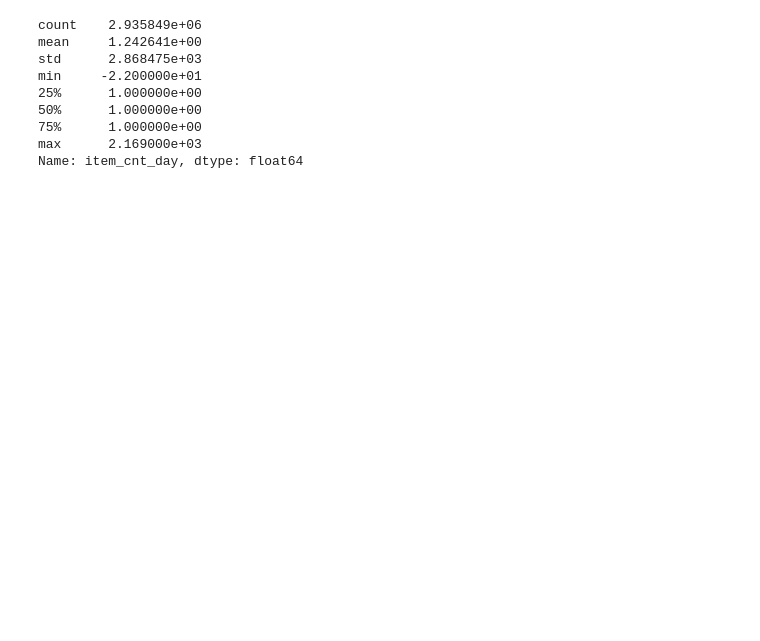
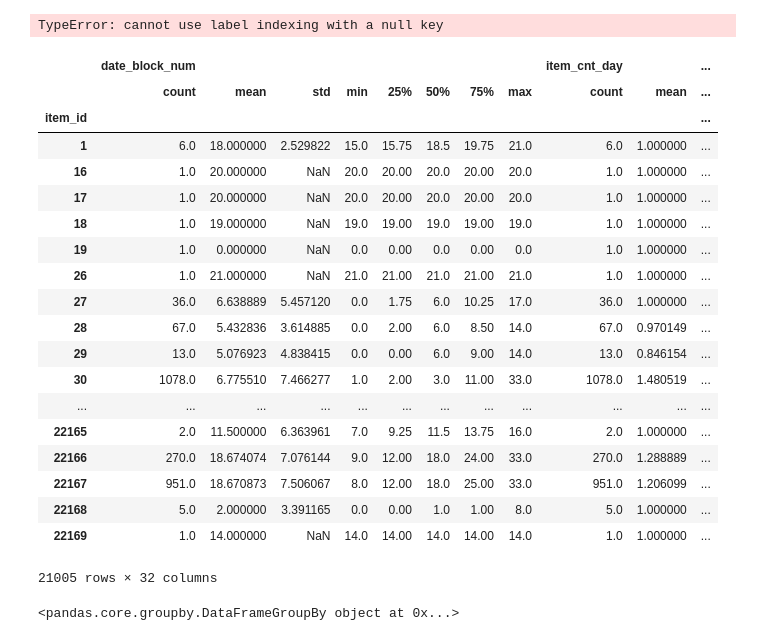
Before and after one commit to HuangYiran/data_mining, a Jupyter notebook: sale_predict/ipynb/P1.ipynb, the cells around one changed output. Saved outputs shown, nothing was run; the diff lists cells and outputs as text; code cells hidden in the pictures; blank space fills up the shorter version.

```diff
--- a/sale_predict/ipynb/P1.ipynb
+++ b/sale_predict/ipynb/P1.ipynb
@@ -259,12 +53,2 @@ sales_test.shape
-# %%
-sales_train['item_cnt_day'].describe()
-# %% [output]
-count    2.935849e+06
-mean     1.242641e+00
-std      2.868475e+03
-min     -2.200000e+01
-25%      1.000000e+00
-50%      1.000000e+00
-75%      1.000000e+00
-max      2.169000e+03
-Name: item_cnt_day, dtype: float64
+# %%
+extract_train = sales_train.merge(sales_test[['shop_id']].drop_duplicates(), how = 'inner')
@@ -270,0 +57,29 @@ Name: item_cnt_day, dtype: float64
+# %%
+extract_train.loc[outl].sort_values('date_block_num').head(20)
+# %% [output]
+TypeError: cannot use label indexing with a null key
+# %%
+tmp = extract_train.groupby('item_id').describe()
+# %%
+tmp
+# %% [output]
+|  | date_block_num |  |  |  |  |  |  |  | item_cnt_day |  | ... |
+|  | count | mean | std | min | 25% | 50% | 75% | max | count | mean | ... |
+| item_id |  |  |  |  |  |  |  |  |  |  | ... |
+| 1 | 6.0 | 18.000000 | 2.529822 | 15.0 | 15.75 | 18.5 | 19.75 | 21.0 | 6.0 | 1.000000 | ... |
+| 16 | 1.0 | 20.000000 | NaN | 20.0 | 20.00 | 20.0 | 20.00 | 20.0 | 1.0 | 1.000000 | ... |
+| 17 | 1.0 | 20.000000 | NaN | 20.0 | 20.00 | 20.0 | 20.00 | 20.0 | 1.0 | 1.000000 | ... |
+| 18 | 1.0 | 19.000000 | NaN | 19.0 | 19.00 | 19.0 | 19.00 | 19.0 | 1.0 | 1.000000 | ... |
+| 19 | 1.0 | 0.000000 | NaN | 0.0 | 0.00 | 0.0 | 0.00 | 0.0 | 1.0 | 1.000000 | ... |
+| 26 | 1.0 | 21.000000 | NaN | 21.0 | 21.00 | 21.0 | 21.00 | 21.0 | 1.0 | 1.000000 | ... |
+| 27 | 36.0 | 6.638889 | 5.457120 | 0.0 | 1.75 | 6.0 | 10.25 | 17.0 | 36.0 | 1.000000 | ... |
+| 28 | 67.0 | 5.432836 | 3.614885 | 0.0 | 2.00 | 6.0 | 8.50 | 14.0 | 67.0 | 0.970149 | ... |
+| 29 | 13.0 | 5.076923 | 4.838415 | 0.0 | 0.00 | 6.0 | 9.00 | 14.0 | 13.0 | 0.846154 | ... |
+| 30 | 1078.0 | 6.775510 | 7.466277 | 1.0 | 2.00 | 3.0 | 11.00 | 33.0 | 1078.0 | 1.480519 | ... |
+| ... | ... | ... | ... | ... | ... | ... | ... | ... | ... | ... | ... |
+| 22165 | 2.0 | 11.500000 | 6.363961 | 7.0 | 9.25 | 11.5 | 13.75 | 16.0 | 2.0 | 1.000000 | ... |
+| 22166 | 270.0 | 18.674074 | 7.076144 | 9.0 | 12.00 | 18.0 | 24.00 | 33.0 | 270.0 | 1.288889 | ... |
+| 22167 | 951.0 | 18.670873 | 7.506067 | 8.0 | 12.00 | 18.0 | 25.00 | 33.0 | 951.0 | 1.206099 | ... |
+| 22168 | 5.0 | 2.000000 | 3.391165 | 0.0 | 0.00 | 1.0 | 1.00 | 8.0 | 5.0 | 1.000000 | ... |
+| 22169 | 1.0 | 14.000000 | NaN | 14.0 | 14.00 | 14.0 | 14.00 | 14.0 | 1.0 | 1.000000 | ... |
+21005 rows × 32 columns
@@ -270,0 +88,4 @@ Name: item_cnt_day, dtype: float64
+# %%
+a[['item_price', 'shop_id']]
+# %% [output]
+<pandas.core.groupby.DataFrameGroupBy object at 0x...>
```
Also changed, not shown: parts of 19 cells of this notebook, 4 other files.
